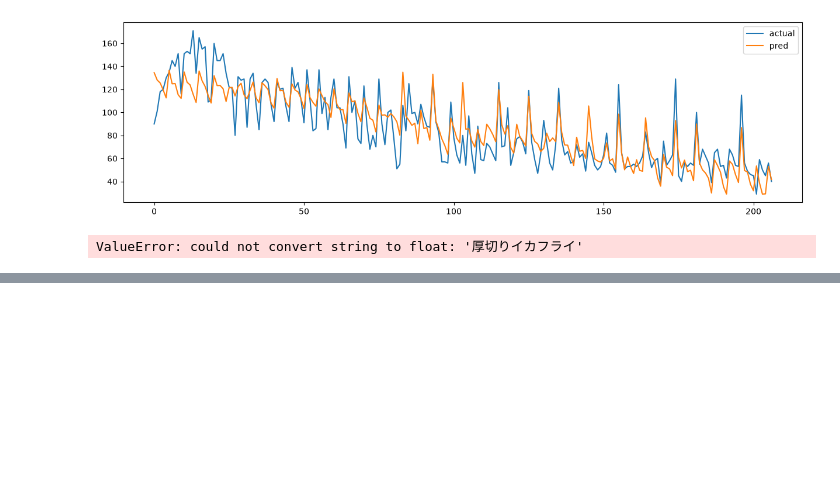
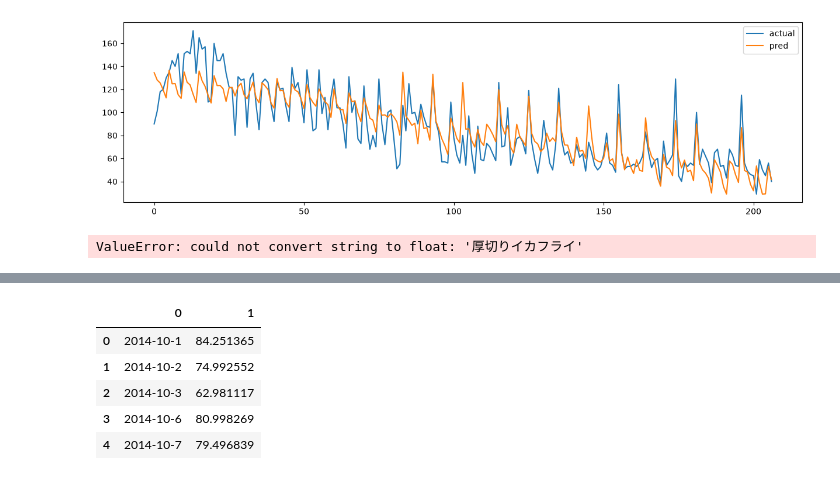
Before and after one commit to pchneurodiveyok132-cell/-----_---, a Jupyter notebook: First_Deliverable_2.ipynb, the cells around one changed output, grey strips where cells are left out. Saved outputs shown, nothing was run; the diff lists cells and outputs as text; code cells hidden in the pictures; blank space fills up the shorter version.

```diff
--- a/First_Deliverable_2.ipynb
+++ b/First_Deliverable_2.ipynb
@@ -377,0 +452,4 @@ ValueError: could not convert string to float: '厚切りイカフライ'
+# %%
+X_train = train['temperature']
+X_train = X_train.values.reshape(-1,1)
+X_train.shape
@@ -377,0 +458,6 @@ ValueError: could not convert string to float: '厚切りイカフライ'
+# %%
+#モデルを代入
+model = LR()
+# %%
+#データを学習させる
+model.fit(X_train,y_train)
@@ -377,0 +478,7 @@ ValueError: could not convert string to float: '厚切りイカフライ'
+# %%
+#予測実行
+X_test = test['temperature']
+X_test = X_test.values.reshape(-1,1)
+
+Linear_pred2 = model.predict(X_test)
+print(Linear_pred2)
@@ -377,0 +504,10 @@ ValueError: could not convert string to float: '厚切りイカフライ'
+# %%
+sample[1] = Linear_pred2
+sample.head()
+# %% [output]
+|  | 0 | 1 |
+| 0 | 2014-10-1 | 84.251365 |
+| 1 | 2014-10-2 | 74.992552 |
+| 2 | 2014-10-3 | 62.981117 |
+| 3 | 2014-10-6 | 80.998269 |
+| 4 | 2014-10-7 | 79.496839 |
```
Also changed, not shown: parts of 18 cells of this notebook.
